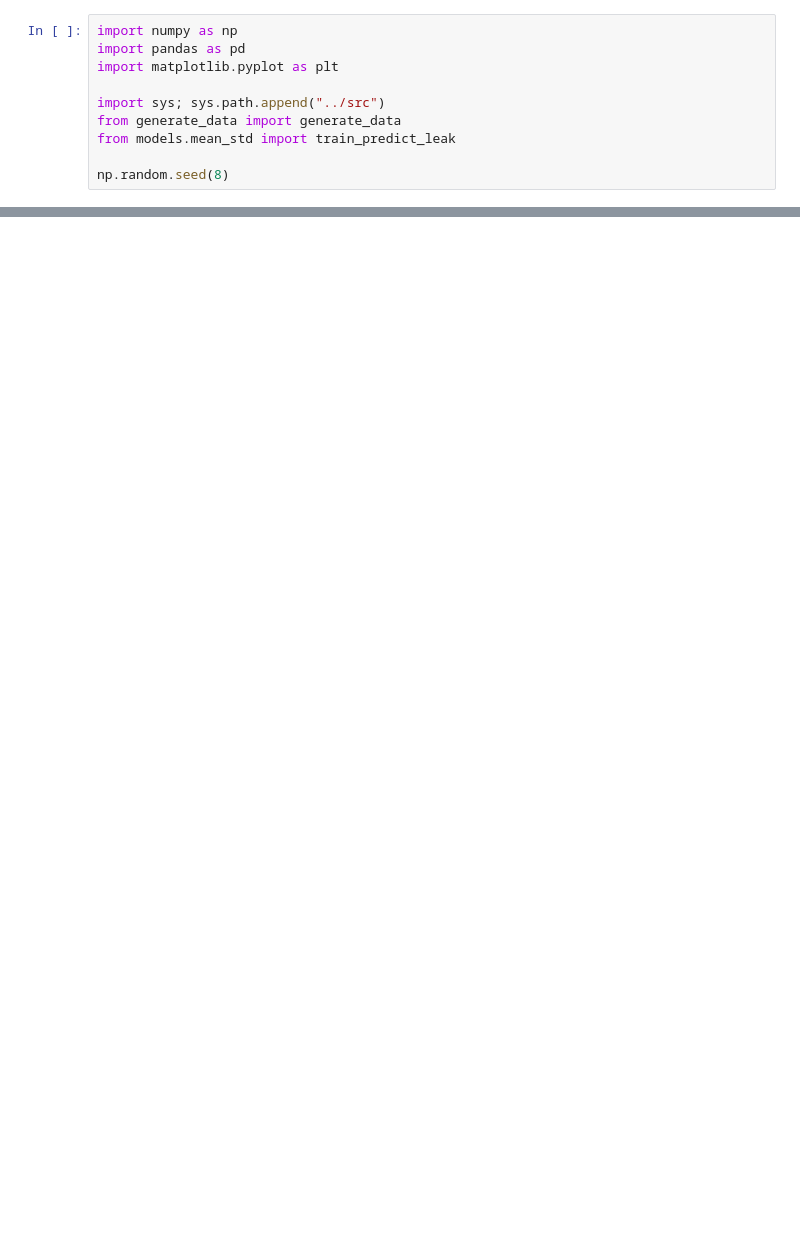
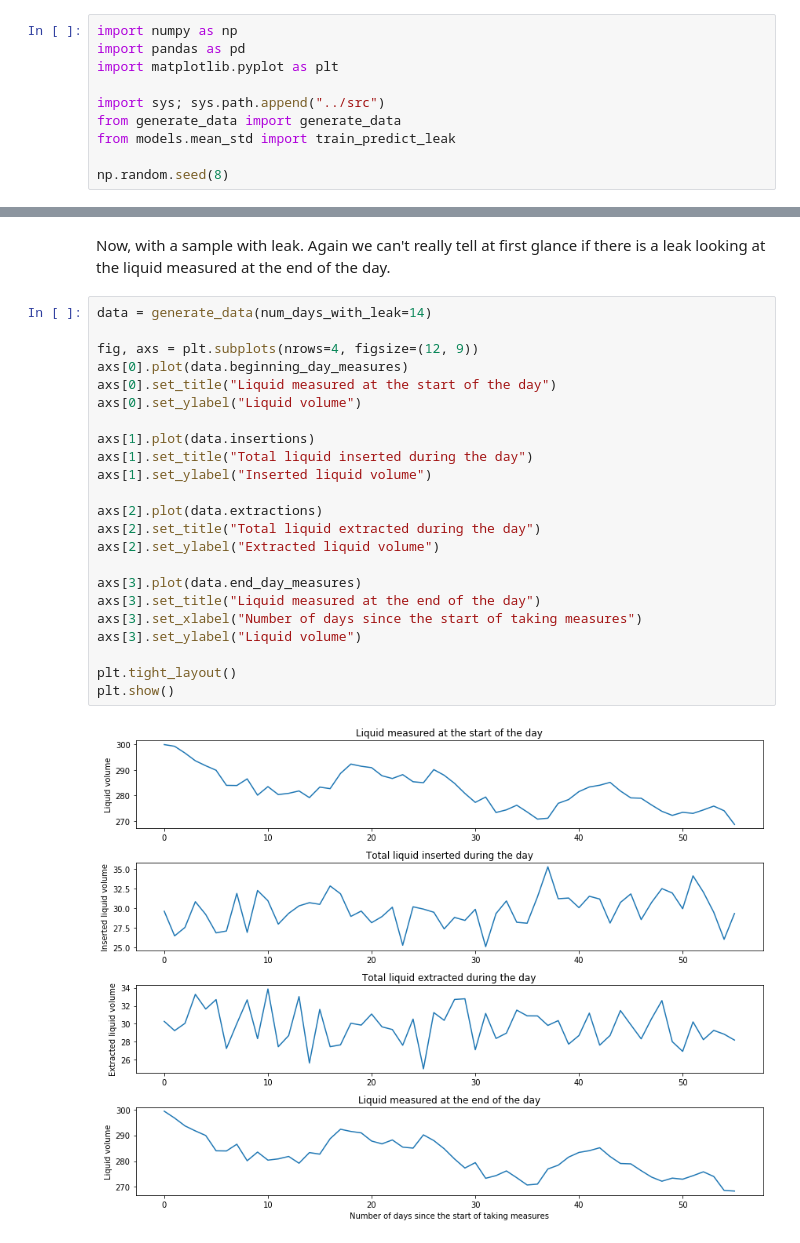
Before and after one commit to carlosdg/LeakDetection, a Jupyter notebook: notebooks/notebook.ipynb, the cells around one changed output, grey strips where cells are left out. Saved outputs shown, nothing was run; the diff lists cells and outputs as text; blank space fills up the shorter version.

```diff
--- a/notebooks/notebook.ipynb
+++ b/notebooks/notebook.ipynb
@@ -34,0 +73,27 @@ plt.show()
+# %% [markdown]
+Now, with a sample with leak. Again we can't really tell at first glance if there is a leak looking at the liquid measured at the end of the day.
+# %%
+data = generate_data(num_days_with_leak=14)
+
+fig, axs = plt.subplots(nrows=4, figsize=(12, 9))
+axs[0].plot(data.beginning_day_measures)
+axs[0].set_title("Liquid measured at the start of the day")
+axs[0].set_ylabel("Liquid volume")
+
+axs[1].plot(data.insertions)
+axs[1].set_title("Total liquid inserted during the day")
+axs[1].set_ylabel("Inserted liquid volume")
+
+axs[2].plot(data.extractions)
+axs[2].set_title("Total liquid extracted during the day")
+axs[2].set_ylabel("Extracted liquid volume")
+
+axs[3].plot(data.end_day_measures)
+axs[3].set_title("Liquid measured at the end of the day")
+axs[3].set_xlabel("Number of days since the start of taking measures")
+axs[3].set_ylabel("Liquid volume")
+
+plt.tight_layout()
+plt.show()
+# %% [output]
+[figure, added]
```
Also changed, not shown: parts of 13 cells of this notebook, 2 other files.
